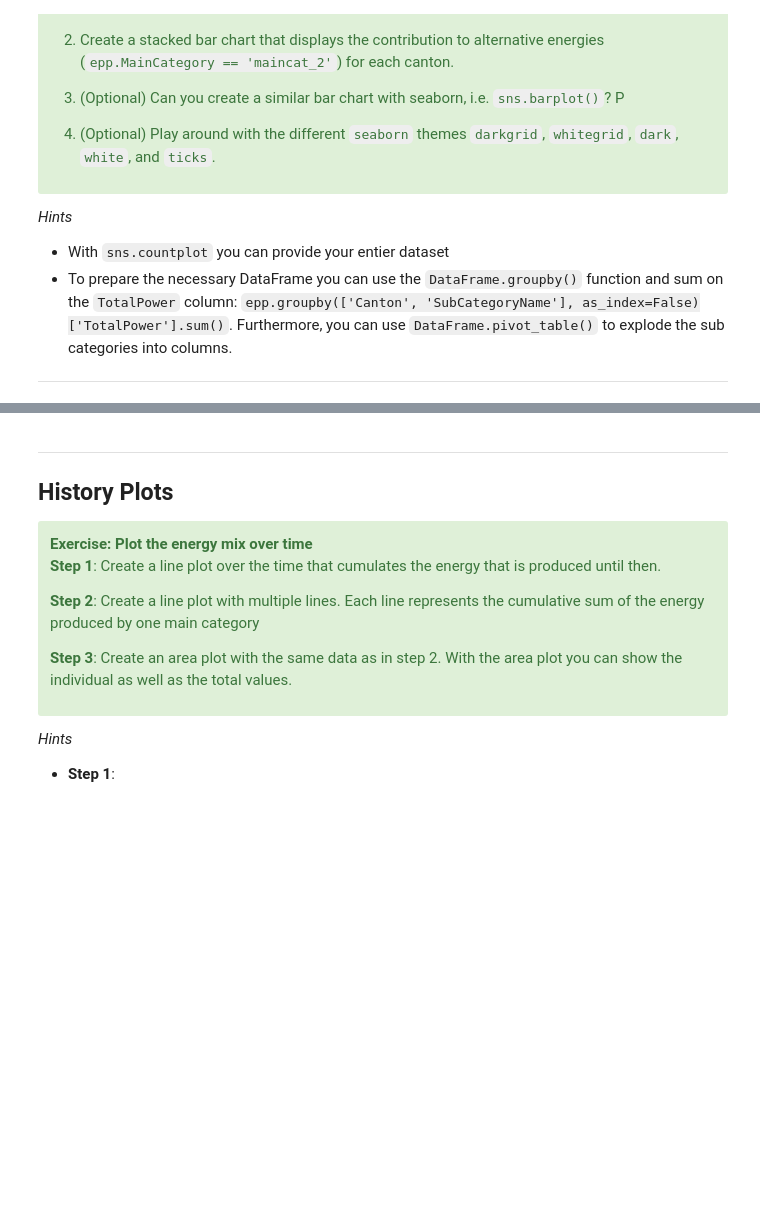
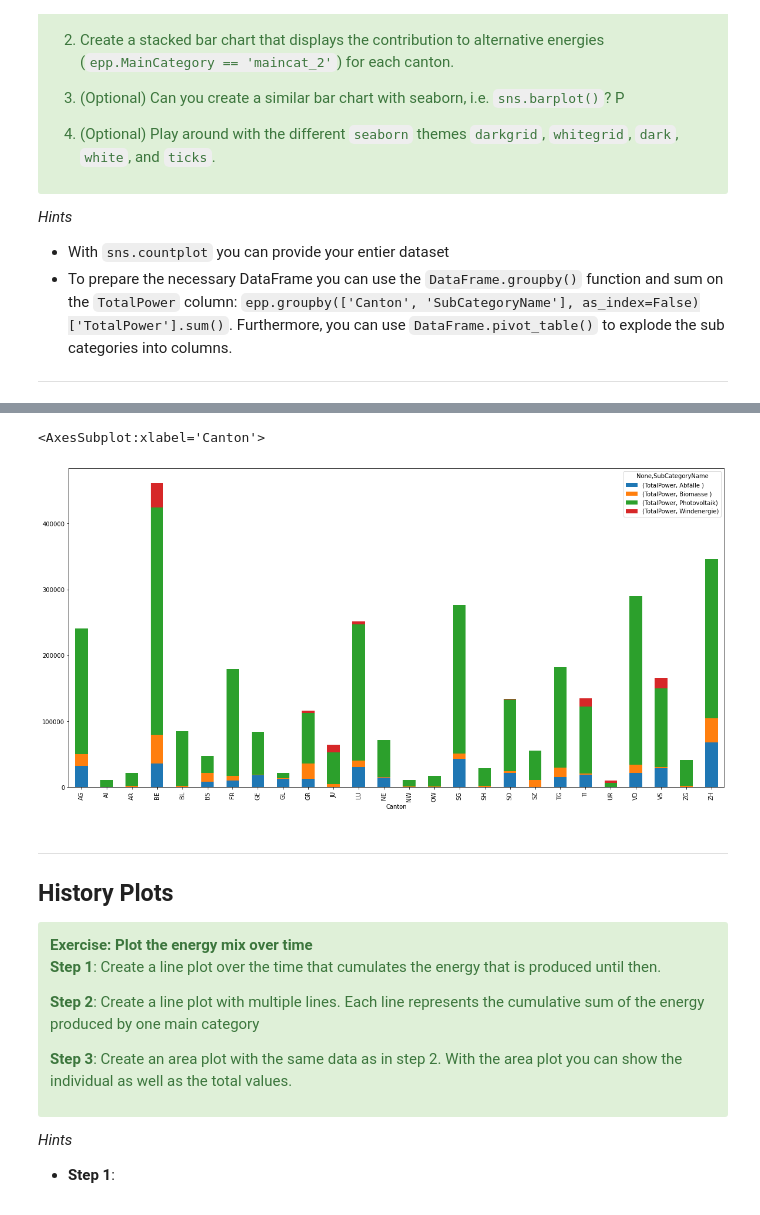
Before and after one commit to dsi-engineering-ag/data-science-course, a Jupyter notebook: Day 1/Excercise - Visualisation Plots.ipynb, the cells around one changed output, grey strips where cells are left out. Saved outputs shown, nothing was run; the diff lists cells and outputs as text; code cells hidden in the pictures; blank space fills up the shorter version.

```diff
--- a/Day 1/Excercise - Visualisation Plots.ipynb
+++ b/Day 1/Excercise - Visualisation Plots.ipynb
@@ -95,0 +131,4 @@ display(epp.head())
+# %%
+alternatives = epp[epp.MainCategory == 'maincat_2']
+alternatives = alternatives.groupby(['Canton', 'SubCategoryName'], as_index=False)['TotalPower'].sum()
+alternatives
@@ -95,0 +149,4 @@ display(epp.head())
+# %%
+perCanton = alternatives.pivot_table(index='Canton', columns = ['SubCategoryName'])
+perCanton = perCanton.replace(np.nan, 0)
+perCanton
@@ -96,3 +173,8 @@ display(epp.head())
+# %%
+perCanton.plot.bar(stacked=True)
+# %% [output]
+<AxesSubplot:xlabel='Canton'>
+[figure, added]
 # %% [markdown]
 ***
  ## History Plots
```
Also changed, not shown: parts of 13 cells of this notebook.
